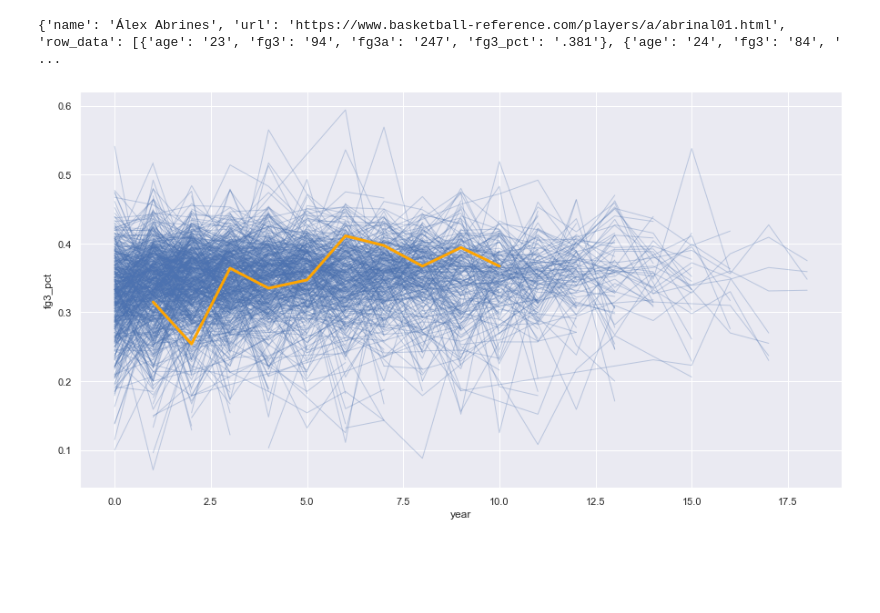
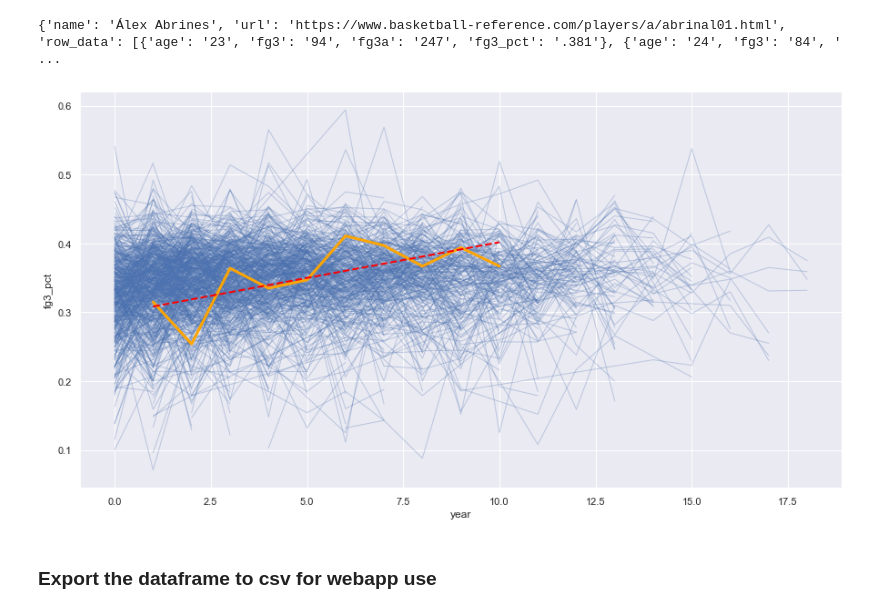
Before and after one commit to hatfieldm48/nba_3pt_shooting_progression, a Jupyter notebook: Notebooks/3pt_shooting_progressions.ipynb, the cells around one changed output. Cells and saved outputs as stored; diff of their text form; code cells hidden in the pictures; blank space fills up the shorter version.

Commit message:
changes to Notebooks to start including lin regressions into analysis

```diff
--- a/Notebooks/3pt_shooting_progressions.ipynb
+++ b/Notebooks/3pt_shooting_progressions.ipynb
@@ -7,7 +7,7 @@ import json
 import matplotlib.pyplot as plt
 import seaborn as sns
 # %%
-file_3pt_shooting = './nba_3pt_progressions_all_players.json'
+file_3pt_shooting = '../Data/nba_3pt_progressions_all_players.json'
 with open(file_3pt_shooting, 'r') as f:
     data_3pt_shooting = json.load(f)
     f.close()
@@ -51,17 +52,30 @@ df_3pt_shooting = pd.DataFrame(records_3pt_shooting)
 # %%
 sns.set(rc = {'figure.figsize':(15, 8)})
 sns.lineplot(
     data=df_3pt_shooting,
     x="year", y="fg3_pct", units="name",
     estimator=None, lw=1, alpha=0.3
 )
 
 player_highlight = 'Tobias Harris' #None
 if player_highlight:
     df_3pt_shooting_player = df_3pt_shooting[df_3pt_shooting['name']==player_highlight]
     sns.lineplot(data=df_3pt_shooting_player,
         x="year", y="fg3_pct", units="name",
         estimator=None, lw=3, color='orange'
     )
+
+    ## Plot the linear regression
+    X = df_3pt_shooting_player['year'].values.reshape(-1, 1)
+    Y = df_3pt_shooting_player['fg3_pct'].values.reshape(-1, 1)
+    linear_regressor = LinearRegression()  # create object for the class
+    linear_regressor.fit(X, Y)  # perform linear regression
+    Y_pred = linear_regressor.predict(X)  # make predictions
+    #print (X, type(X))
+    #print (Y_pred, type(Y_pred))
+    sns.lineplot(x=X.reshape(1,-1)[0].tolist(), y=Y_pred.reshape(1,-1)[0].tolist(),
+                 lw=2, color='red', linestyle='--')
 # %% [output]
-[figure, old version]
+[figure, new version]
+# %% [markdown]
+### Export the dataframe to csv for webapp use
```
Also changed, not shown: parts of 9 cells of this notebook.
